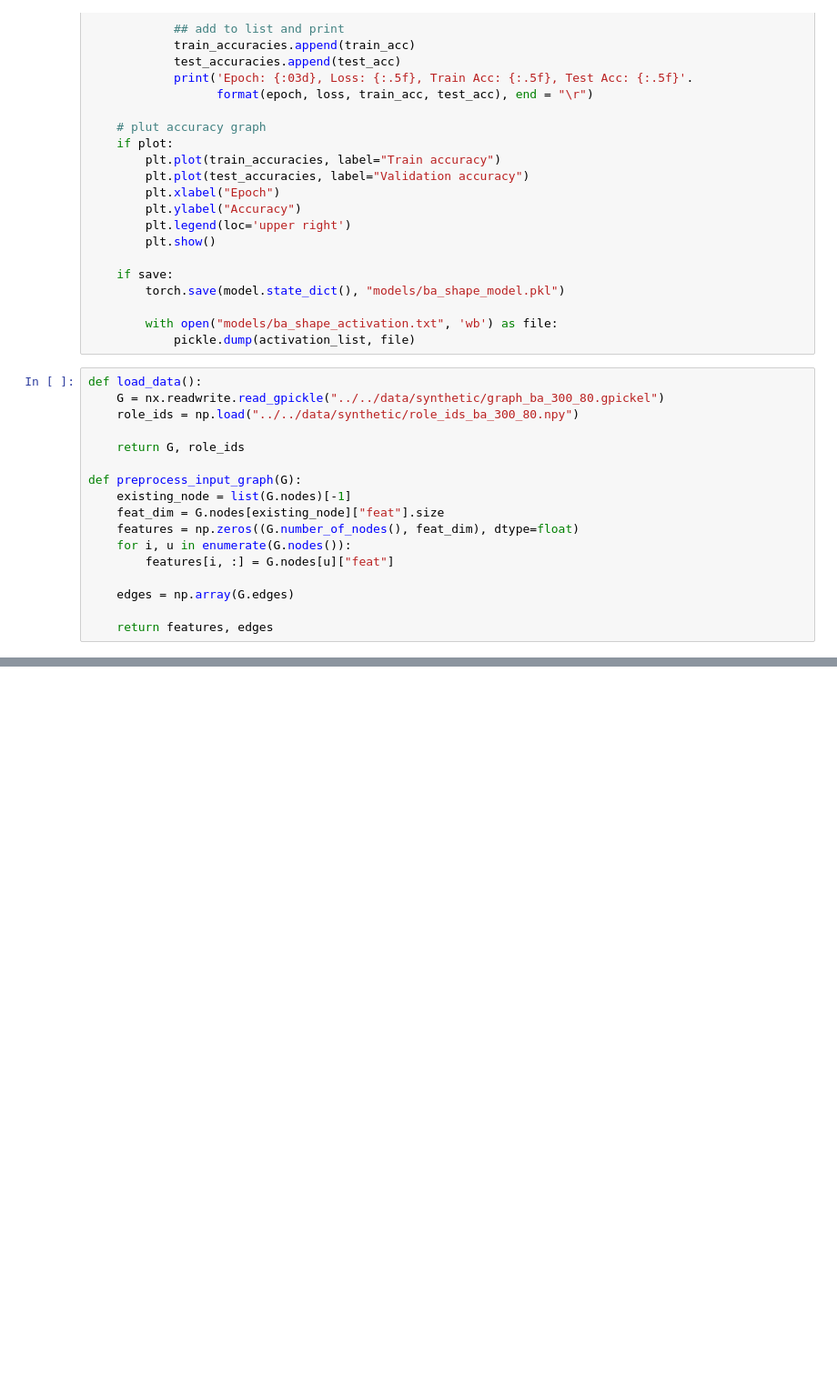
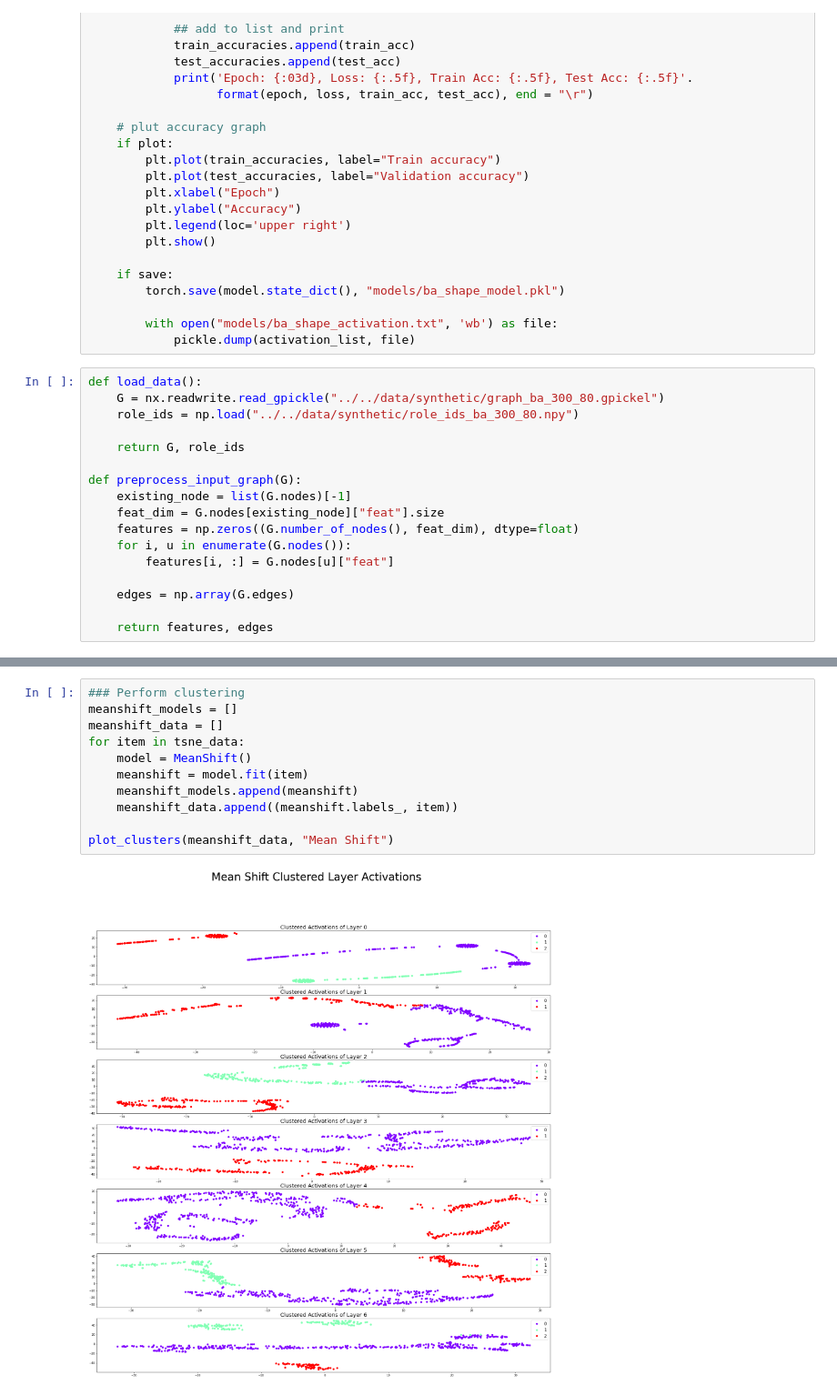
Before and after one commit to CharlotteMagister/GCExplainer, a Jupyter notebook: src/k_clustering/BA_Shapes.ipynb, the cells around one changed output, grey strips where cells are left out. Shown at 91% size. Saved outputs shown, nothing was run; the diff lists cells and outputs as text; blank space fills up the shorter version.

```diff
--- a/src/k_clustering/BA_Shapes.ipynb
+++ b/src/k_clustering/BA_Shapes.ipynb
@@ -380,0 +375,13 @@ plt.show()
+# %%
+### Perform clustering
+meanshift_models = []
+meanshift_data = []
+for item in tsne_data:
+    model = MeanShift()
+    meanshift = model.fit(item)
+    meanshift_models.append(meanshift)
+    meanshift_data.append((meanshift.labels_, item))
+
+plot_clusters(meanshift_data, "Mean Shift")
+# %% [output]
+[figure, added]
```
Also changed, not shown: parts of 7 cells of this notebook, 1 other file.
